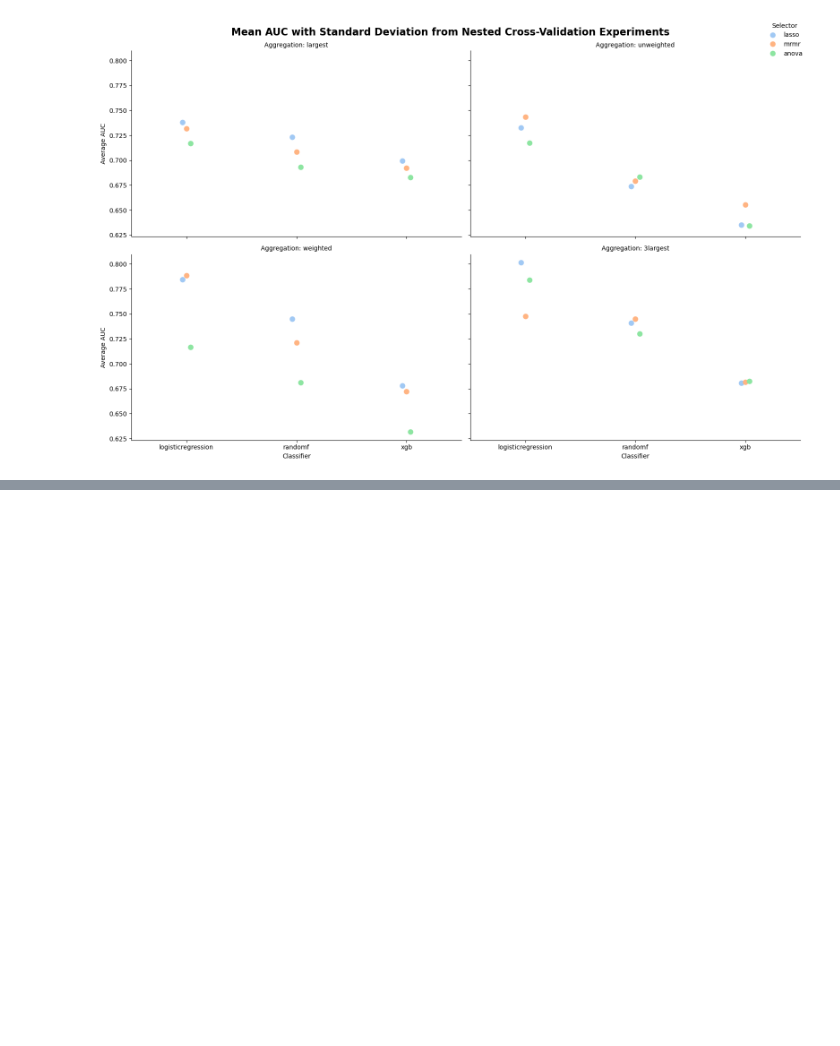
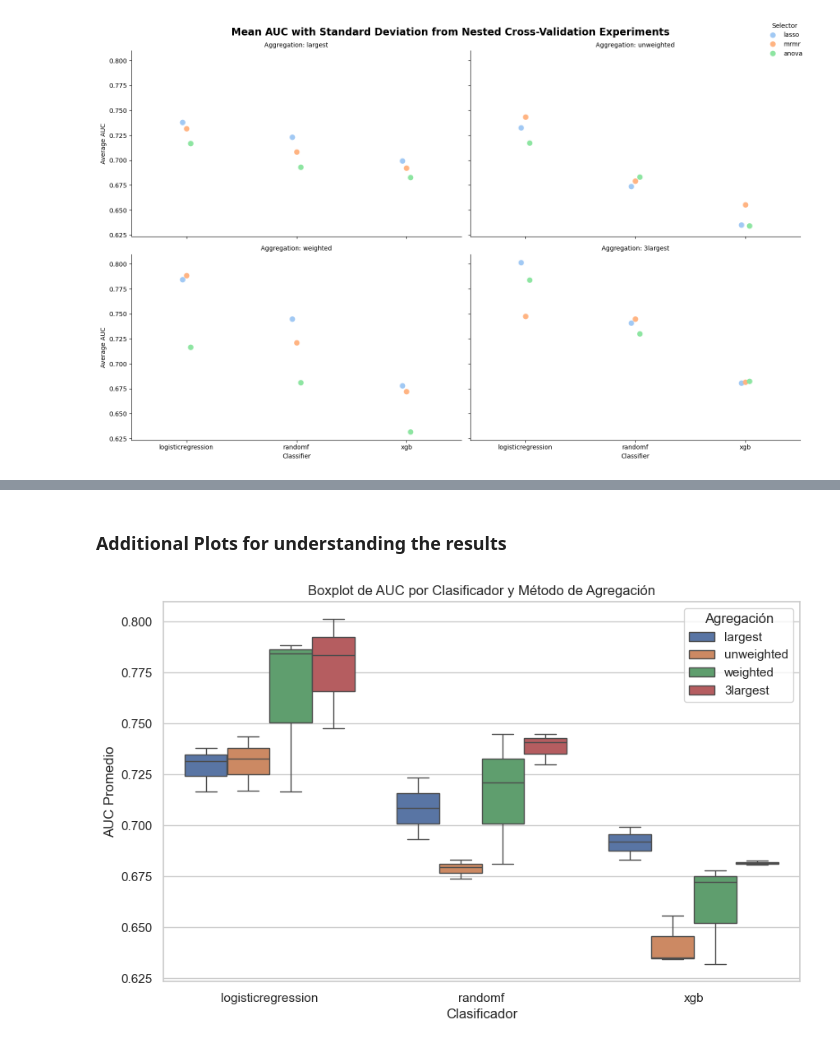
Before and after one commit to laiacoronas/predicting_immunotherapy_response, a Jupyter notebook: plot_resultsradiomics.ipynb, the cells around one changed output, grey strips where cells are left out. Cells and saved outputs as stored; diff of their text form; code cells hidden in the pictures; blank space fills up the shorter version.

```diff
--- a/plot_resultsradiomics.ipynb
+++ b/plot_resultsradiomics.ipynb
@@ -147,0 +148,19 @@ The `join` parameter is deprecated and will be removed in v0.15.0. You can remov
+# %% [markdown]
+### Additional Plots for understanding the results
+# %%
+import matplotlib.pyplot as plt
+import seaborn as sns
+
+# Ajustes generales de estilo para los gráficos
+sns.set(style="whitegrid")
+# %%
+# 1. Boxplot
+plt.figure(figsize=(10, 6))
+sns.boxplot(x='classifier', y='average_auc', hue='aggregation', data=df)
+plt.title('Boxplot de AUC por Clasificador y Método de Agregación')
+plt.ylabel('AUC Promedio')
+plt.xlabel('Clasificador')
+plt.legend(title='Agregación')
+plt.show()
+# %% [output]
+[figure, added]
```
Also changed, not shown: parts of 9 cells of this notebook, 3 other files.
